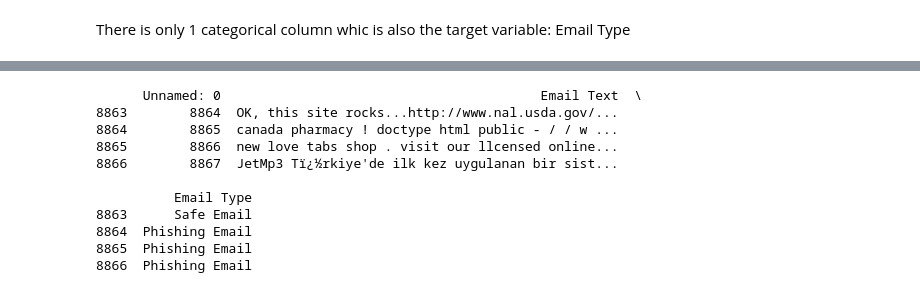
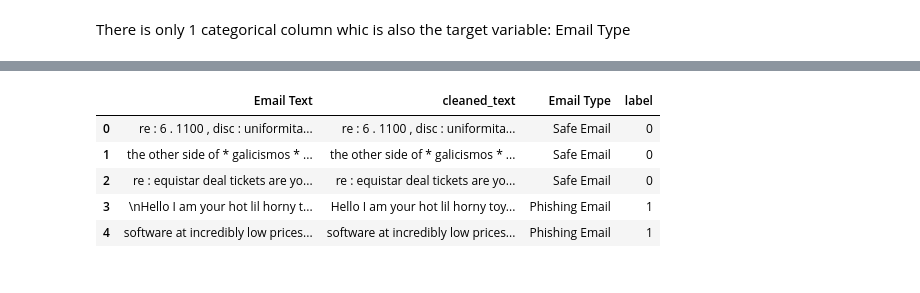
Before and after one commit to dakshkhetarpaul/Triple-Threat-ML, a Jupyter notebook: Triple-Threat-ML_Dataset4.ipynb, the cells around one changed output, grey strips where cells are left out. Drawn from its saved outputs; the diff is of its cells as text; code cells hidden in the pictures.

```diff
--- a/Triple-Threat-ML_Dataset4.ipynb
+++ b/Triple-Threat-ML_Dataset4.ipynb
@@ -52,14 +71,34 @@ plt.show()
-# %%
-print(data.iloc[8863:8867])  # Prints rows 949 and 950
-# %% [output]
-      Unnamed: 0                                         Email Text  \
-8863        8864  OK, this site rocks...http://www.nal.usda.gov/...
-8864        8865  canada pharmacy ! doctype html public - / / w ...
-8865        8866  new love tabs shop . visit our llcensed online...
-8866        8867  JetMp3 Tï¿½rkiye'de ilk kez uygulanan bir sist...
-
-          Email Type
-8863      Safe Email
-8864  Phishing Email
-8865  Phishing Email
-8866  Phishing Email
+# %%
+
+# --------------------------
+# (b) Preprocessing of the Dataset
+# --------------------------
+
+# We'll do a simple text preprocessing:
+# - Remove URLs and Extra Spaces for a cleaner text representation
+
+
+
+def preprocess_text(text):
+    if not isinstance(text, str):
+        text = str(text)
+    # Remove URLs
+    text = re.sub(r'http\S+', '', text)
+    # Replace multiple whitespaces with a single space
+    text = re.sub(r'\s+', ' ', text).strip()
+    return text
+
+# Apply the revised preprocessing
+data['cleaned_text'] = data['Email Text'].apply(preprocess_text)
+data['label'] = data['Email Type'].map({'Safe Email':0, 'Phishing Email':1})
+
+
+# Check a few examples
+display(data[['Email Text', 'cleaned_text', 'Email Type', 'label']].head())
+# %% [output]
+|  | Email Text | cleaned_text | Email Type | label |
+| 0 | re : 6 . 1100 , disc : uniformita... | re : 6 . 1100 , disc : uniformita... | Safe Email | 0 |
+| 1 | the other side of * galicismos * ... | the other side of * galicismos * ... | Safe Email | 0 |
+| 2 | re : equistar deal tickets are yo... | re : equistar deal tickets are yo... | Safe Email | 0 |
+| 3 | \nHello I am your hot lil horny t... | Hello I am your hot lil horny toy... | Phishing Email | 1 |
+| 4 | software at incredibly low prices... | software at incredibly low prices... | Phishing Email | 1 |
```
Also changed, not shown: parts of 6 cells of this notebook.
